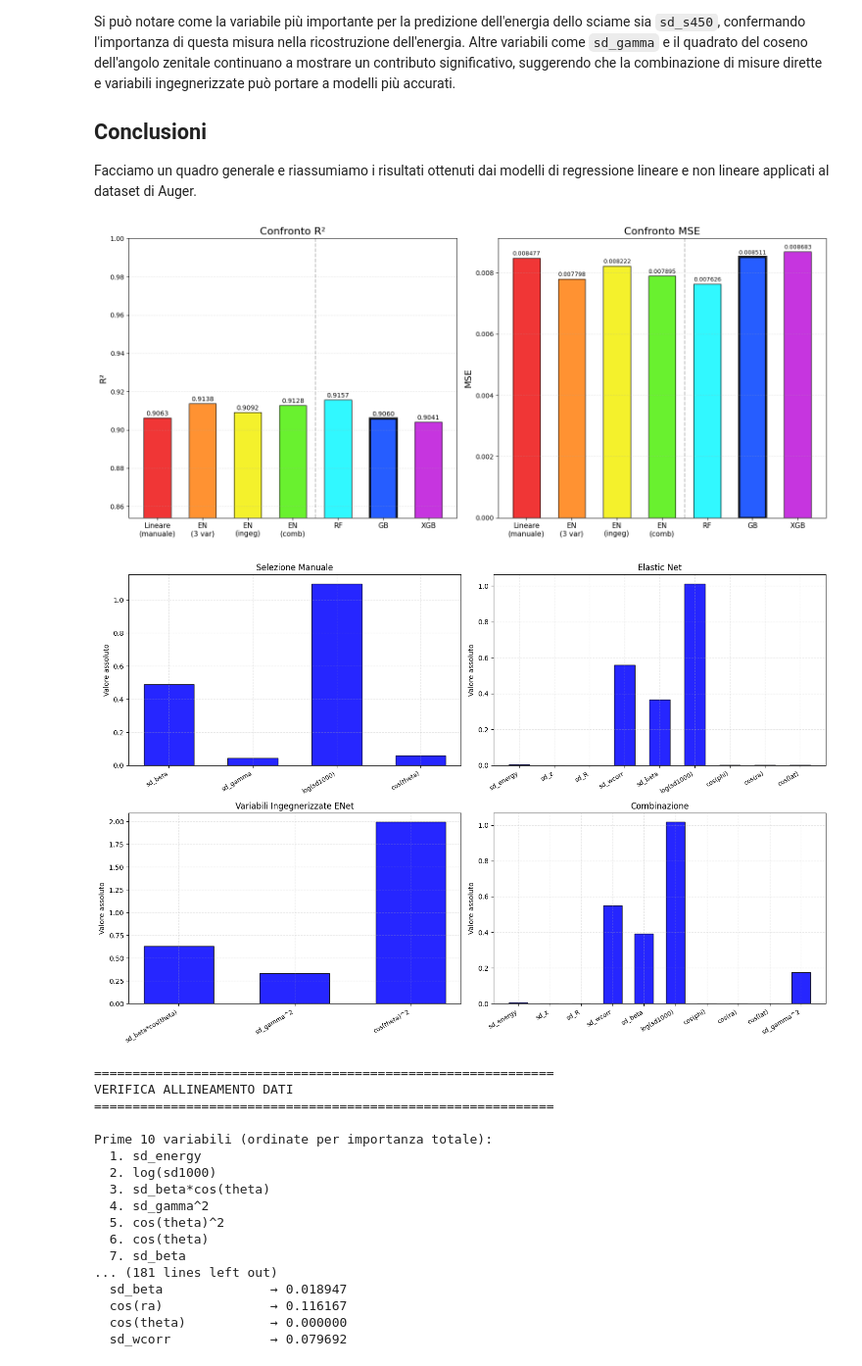
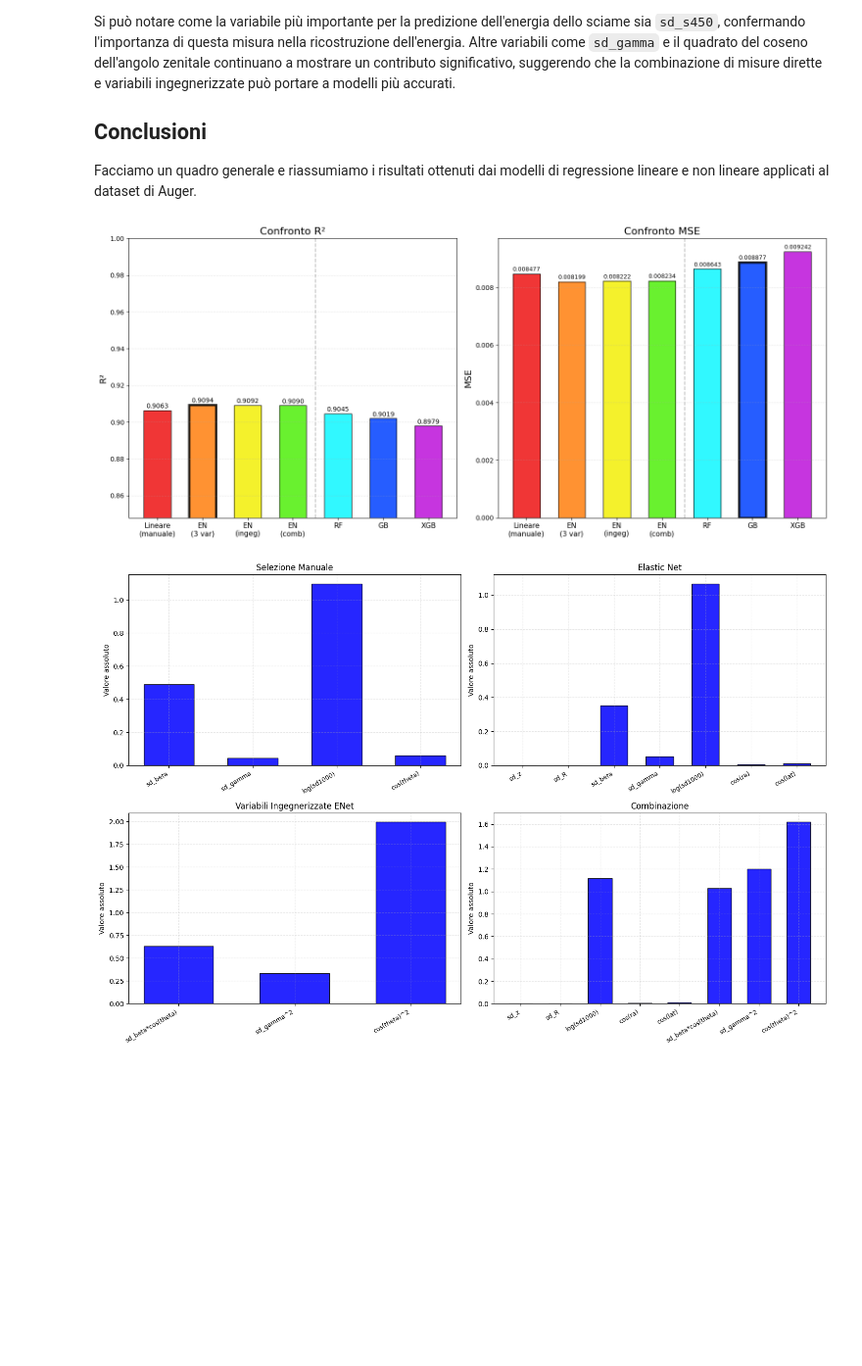
Before and after one commit to robdilor/advsimtech_rdl_esame, a Jupyter notebook: Project.ipynb, the cells around one changed output. Shown at 98% size. Cells and saved outputs as stored; diff of their text form; code cells hidden in the pictures; blank space fills up the shorter version.

```diff
--- a/Project.ipynb
+++ b/Project.ipynb
@@ -163,7 +163,7 @@ idx = []
 for i in range(len(myheader)):
     if myheader[i] == 'sd_s38':
         idx.append(i)
-sd35 = mydata[:, idx]
+sd38 = mydata[:, idx]
 mydata = np.delete(mydata, idx, axis=1)
 myheader = np.delete(myheader, idx, axis=0)
 
@@ -181,7 +181,7 @@ infolist = []
 for i in range(6):
     infolist.append(myheader[i])
 
-errorlist = [elem for elem in myheader if elem.startswith(('sd_d','fd_d', 'sd_chi2', 'sd_geo', 'sd_ndf', 'sd_nbs')) and not elem in ['sd_dec','fd_dec']]
+errorlist = [elem for elem in myheader if elem.startswith(('sd_d','fd_d', 'sd_chi2', 'sd_geo', 'sd_ndf', 'sd_nbs', 'sd_wcorr', 'sd_gcorr')) and not elem in ['sd_dec','fd_dec']]
 # debug visivo
 #print([elem for elem in myheader if elem.startswith(('sd_d','fd_d', 'sd_chi2', 'sd_geo', 'sd_ndf', 'sd_nbs'))])
 #print(errorlist)
@@ -418,6 +418,8 @@ for i in range(len(golden_rows)):
     cos_lon[i][0] = np.cos(np.radians(mydata_var_g[i, varlist.index('sd_b')]))
     sin_lon[i][0] = np.sin(np.radians(mydata_var_g[i, varlist.index('sd_b')]))
 #
+print("Esempio di cos(theta), sin(phi), cos(phi), sin(ra), cos(ra), sin(dec), cos(dec):", '\n')
+print(f"cos(theta): {cos_theta[0][0]:.4f}, sin(phi): {sin_phi[0][0]:.4f}, cos(phi): {cos_phi[0][0]:.4f}, sin(ra): {sin_ra[0][0]:.4f}, cos(ra): {cos_ra[0][0]:.4f}, sin(dec): {sin_dec[0][0]:.4f}, cos(dec): {cos_dec[0][0]:.4f}, cos(lat): {cos_lat[0][0]:.4f}, sin(lat): {sin_lat[0][0]:.4f}, cos(lon): {cos_lon[0][0]:.4f}, sin(lon): {sin_lon[0][0]:.4f}", '\n')
 
 sep_var = mydata_var_g.copy()
 sep_var = np.delete(sep_var, [varlist.index('sd_theta'),
@@ -452,10 +454,10 @@ this_varlist = np.append(this_varlist, ['log(sd1000)', 'cos(theta)', 'cos(phi)',
 
 train_size = int(len(set_of_vars) * 0.8)
 
-# Per l'analisi uso solo variabili SD.
-set_of_vars__ = np.delete(set_of_vars, [i for i, var in enumerate(this_varlist) if var.startswith('fd_')], axis=1)
+# Per l'analisi uso solo variabili SD. Escludo sd_energy perché entra in conflitto con log(sd1000) e non è indipendente.
+set_of_vars__ = np.delete(set_of_vars, [i for i, var in enumerate(this_varlist) if var.startswith('fd_') or var == 'sd_energy'], axis=1)
 set_of_vars = set_of_vars__.copy()
-this_varlist__ = np.delete(this_varlist, [i for i, var in enumerate(this_varlist) if var.startswith('fd_')], axis=0)
+this_varlist__ = np.delete(this_varlist, [i for i, var in enumerate(this_varlist) if var.startswith('fd_') or var == 'sd_energy'], axis=0)
 this_varlist = this_varlist__.copy()
 
 #############################################################################################################
@@ -1780,8 +1781,8 @@ ax1.set_title('Confronto R²', fontsize=16)
 ax1.grid(axis='y', alpha=0.3, linestyle='--')
 
 # --- Evidenzia GB con riquadro nero spesso ---
-bars_r2[5].set_edgecolor('black')
-bars_r2[5].set_linewidth(3.5)
+bars_r2[np.argmax(all_r2)].set_edgecolor('black')
+bars_r2[np.argmax(all_r2)].set_linewidth(3.5)
 
 # Annotazioni R²
 for i, (bar, val) in enumerate(zip(bars_r2, all_r2)):
@@ -1902,22 +1903,23 @@ def build_importance_table(model_models, config_names):
         key=lambda name: variable_totals.get(name, 0.0),
         reverse=True
     )
-    print("\n" + "="*60)
-    print("VERIFICA ALLINEAMENTO DATI")
-    print("="*60)
+    # Debug
+#    print("\n" + "="*60)
+#    print("VERIFICA ALLINEAMENTO DATI")
+#    print("="*60)
 
     # Stampa le prime 10 variabili
-    print(f"\nPrime {min(10, len(all_variables))} variabili (ordinate per importanza totale):")
-    for i, var in enumerate(all_variables[:10]):
-        print(f"{i+1:3d}. {var}")
+#    print(f"\nPrime {min(10, len(all_variables))} variabili (ordinate per importanza totale):")
+#    for i, var in enumerate(all_variables[:10]):
+#        print(f"{i+1:3d}. {var}")
 
     # Stampa i coefficienti per ogni configurazione
-    print("\nCoefficienti per configurazione:")
-    for config_name in config_names:
-        print(f"\n{config_name}:")
-        for i, var in enumerate(all_variables[:10]):
-            val = importance_table[config_name].get(var, 0.0)
-            print(f"  {var:20s} → {val:.6f}")
+#    print("\nCoefficienti per configurazione:")
+#    for config_name in config_names:
+#        print(f"\n{config_name}:")
+#        for i, var in enumerate(all_variables[:10]):
+#            val = importance_table[config_name].get(var, 0.0)
+#            print(f"  {var:20s} → {val:.6f}")
 
     return all_variables, importance_table
 
@@ -1965,49 +1967,32 @@ plot_grouped_importance(
     ax1,
     models_rf,
     results_rf,
     'Importanza variabili - Random Forest',
     plot_configs,
     highlight_key=best_rf
 )
 
 plot_grouped_importance(
     ax2,
     models_gb,
     results_gb,
     'Importanza variabili - Gradient Boosting',
     plot_configs,
     highlight_key=best_gb
 )
 
 plot_grouped_importance(
     ax3,
     models_xgb,
     results_xgb,
     'Importanza variabili - XGBoost',
     plot_configs,
     highlight_key=best_xgb
 )
 
 plt.tight_layout()
 plt.savefig(base_dir / "results" /"Confronto_Importanza_Variabili.png", dpi=300)
 plt.show()
 # %% [output]
-[figure, old version]
+[figure, new version]
-[figure, old version]
+[figure, new version]
-============================================================
-VERIFICA ALLINEAMENTO DATI
-============================================================
-
-Prime 10 variabili (ordinate per importanza totale):
-  1. sd_energy
-  2. log(sd1000)
-  3. sd_beta*cos(theta)
-  4. sd_gamma^2
-  5. cos(theta)^2
-  6. cos(theta)
-  7. sd_beta
-... (181 lines left out)
-  sd_beta              → 0.018947
-  cos(ra)              → 0.116167
-  cos(theta)           → 0.000000
-  sd_wcorr             → 0.079692
```
Also changed, not shown: parts of 10 cells of this notebook, 11 other files.
